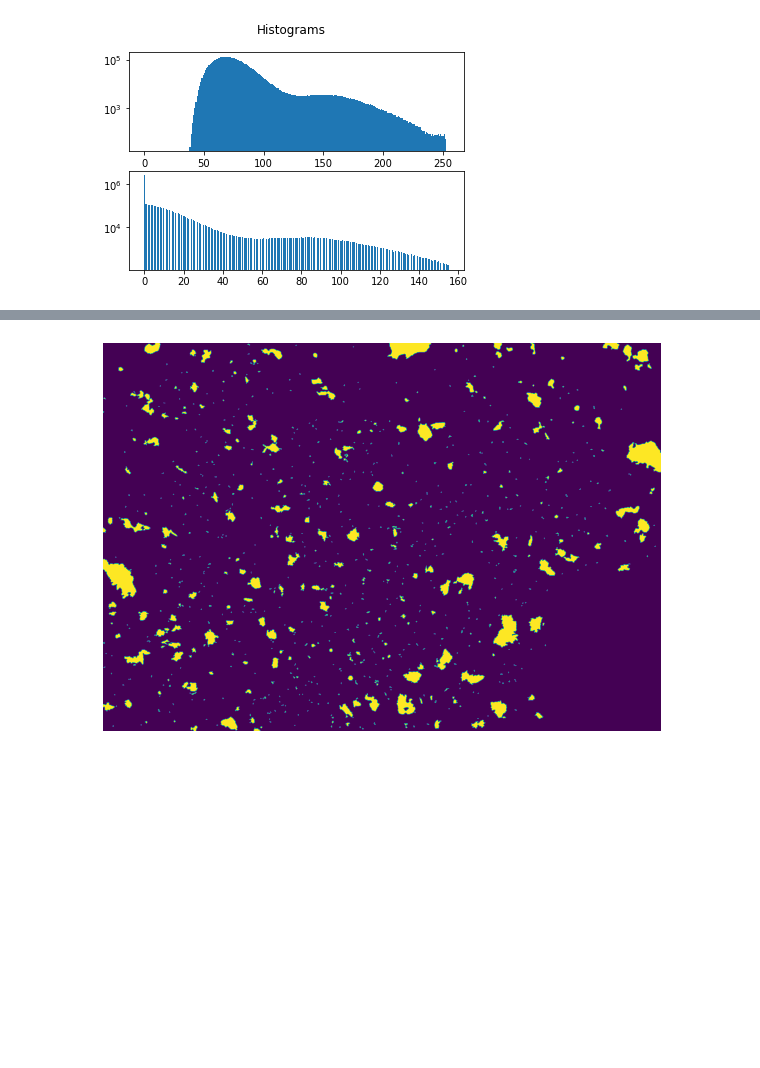
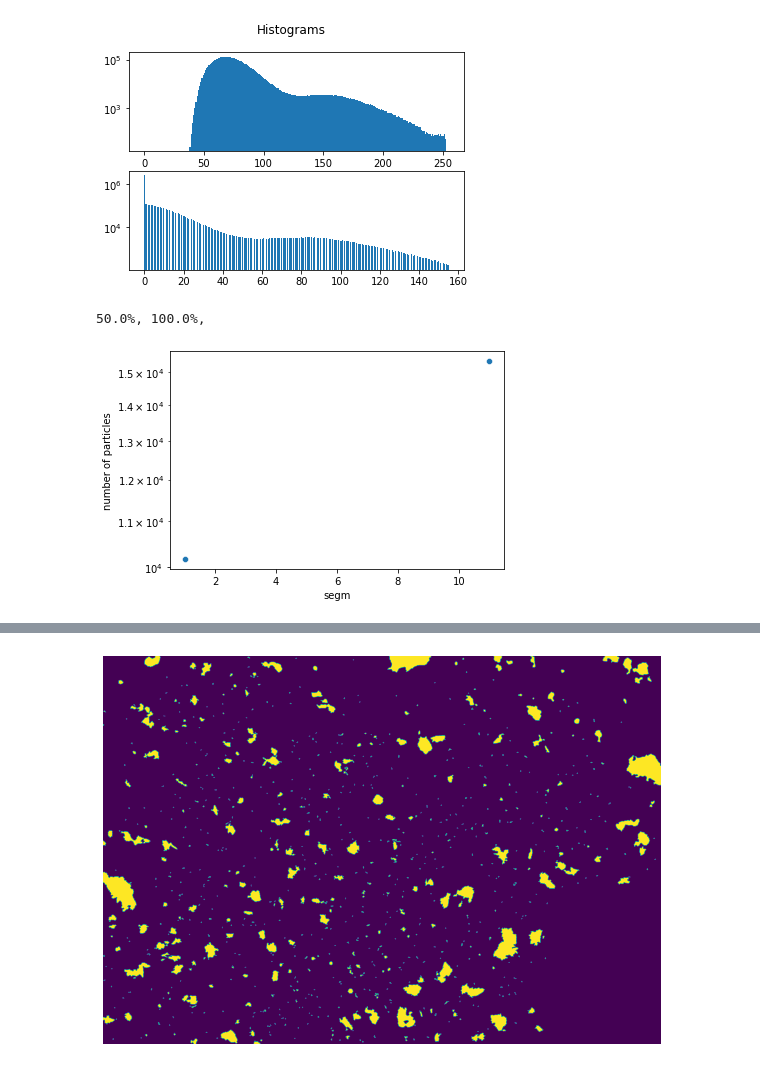
Before and after one commit to kozz84/Image-analysis, a Jupyter notebook: Image_analysis_2.ipynb, the cells around one changed output, grey strips where cells are left out. Cells and saved outputs as stored; diff of their text form; code cells hidden in the pictures; blank space fills up the shorter version.

```diff
--- a/Image_analysis_2.ipynb
+++ b/Image_analysis_2.ipynb
@@ -276,32 +276,37 @@ histograms()
 [figure]
 # %%
 show_images = False
-max_cutoff = 100
-min_size = 100
+max_cutoff = 20
+min_size = 10
 step=10
 do_fitting = True
 particles = []
-
+counter=0
 if show_images and do_fitting:
     plt.imshow(img[1000:1500,500:1000],vmin=0,cmap='gray')
     plt.text(440,30,'img',backgroundcolor='white')
     plt.axis('off')
     plt.show()
 if do_fitting:
     for i in range(1,max_cutoff+1,step):
         for j in range(1,min_size+1,step):
+            counter+=1
+            print(counter/((max_cutoff/step)*(min_size/step))*100, end = '%, ')
             img_segm = segmentation(i,6,j,1)
             img2_label, img2_label_overlay, data_nm = label_img()
             if show_images:
                 plt.imshow(img_segm[1000:1500,500:1000],vmin=0,cmap='gray')
                 plt.text(450,50,i,backgroundcolor='white')
                 plt.axis('off')
                 plt.show()
             particles.append([i,j,len(data_nm)])
     particles = pd.DataFrame(particles, columns=(['segm','low','number of particles']))
     sns.scatterplot(data=particles,x='segm',y='number of particles')
     plt.yscale('log')
     yinterp = np.interp(particles['segm'], particles['segm'], particles['number of particles'])
+# %% [output]
+50.0%, 100.0%,
+[figure, added]
 # %%
 pd.pivot_table(particles,'number of particles', index='segm',columns='low')
 # %% [output]
```
Also changed, not shown: parts of 1 cell of this notebook.
